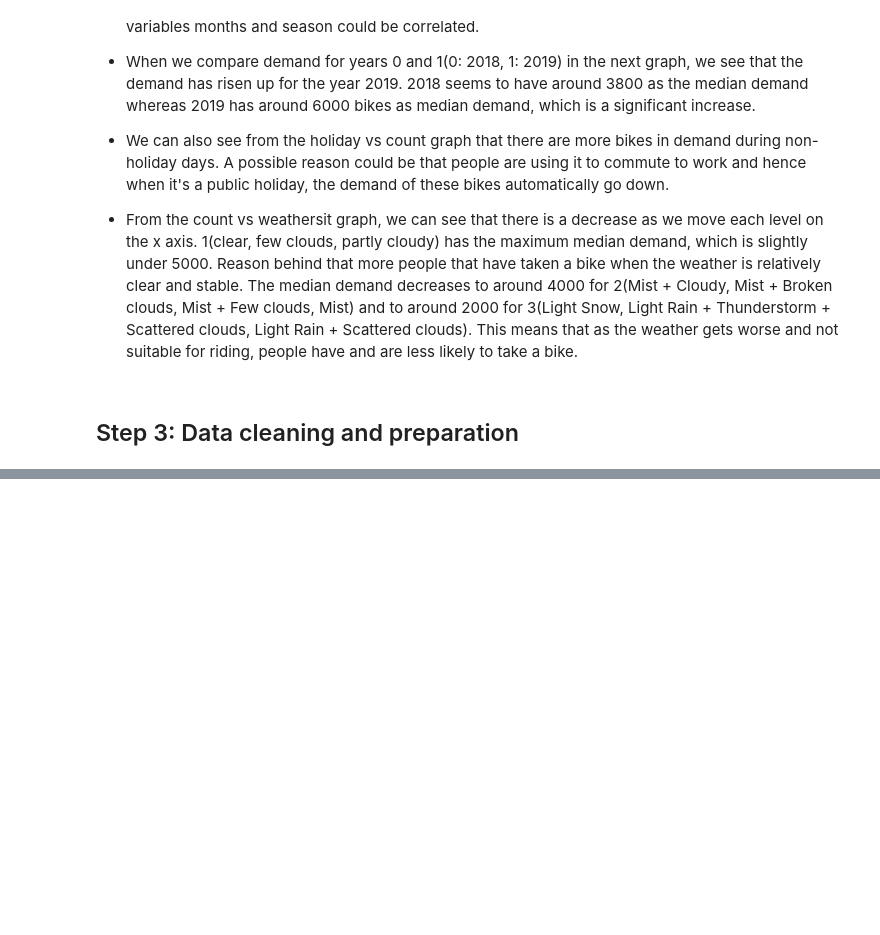
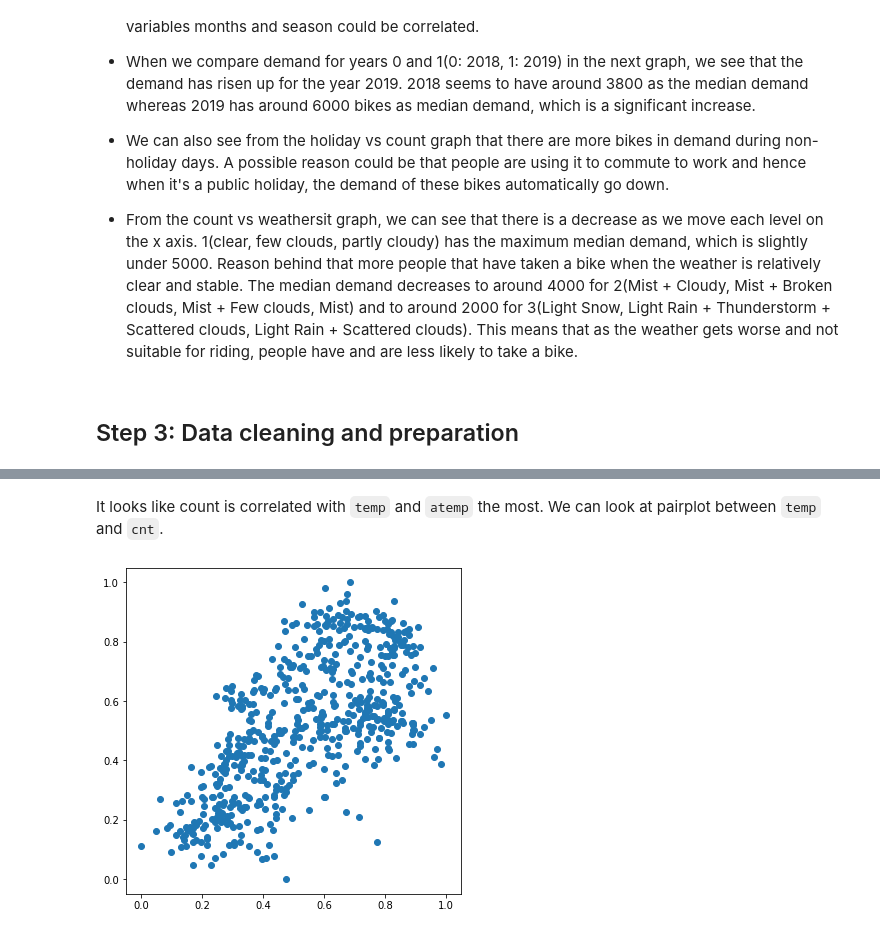
Before and after one commit to badribnarayanan/iiit-pgdml, a Jupyter notebook: LinearRegression/LinearRegression.ipynb, the cells around one changed output, grey strips where cells are left out. Saved outputs shown, nothing was run; the diff lists cells and outputs as text; code cells hidden in the pictures; blank space fills up the shorter version.

```diff
--- a/LinearRegression/LinearRegression.ipynb
+++ b/LinearRegression/LinearRegression.ipynb
@@ -199,0 +391,8 @@ plt.show()
+# %% [markdown]
+It looks like count is correlated with `temp` and `atemp` the most. We can look at pairplot between `temp` and `cnt`.
+# %%
+plt.figure(figsize=[6,6])
+plt.scatter(df_train.temp, df_train.cnt)
+plt.show()
+# %% [output]
+[figure, added]
```
Also changed, not shown: parts of 69 cells of this notebook, 2 other files.
